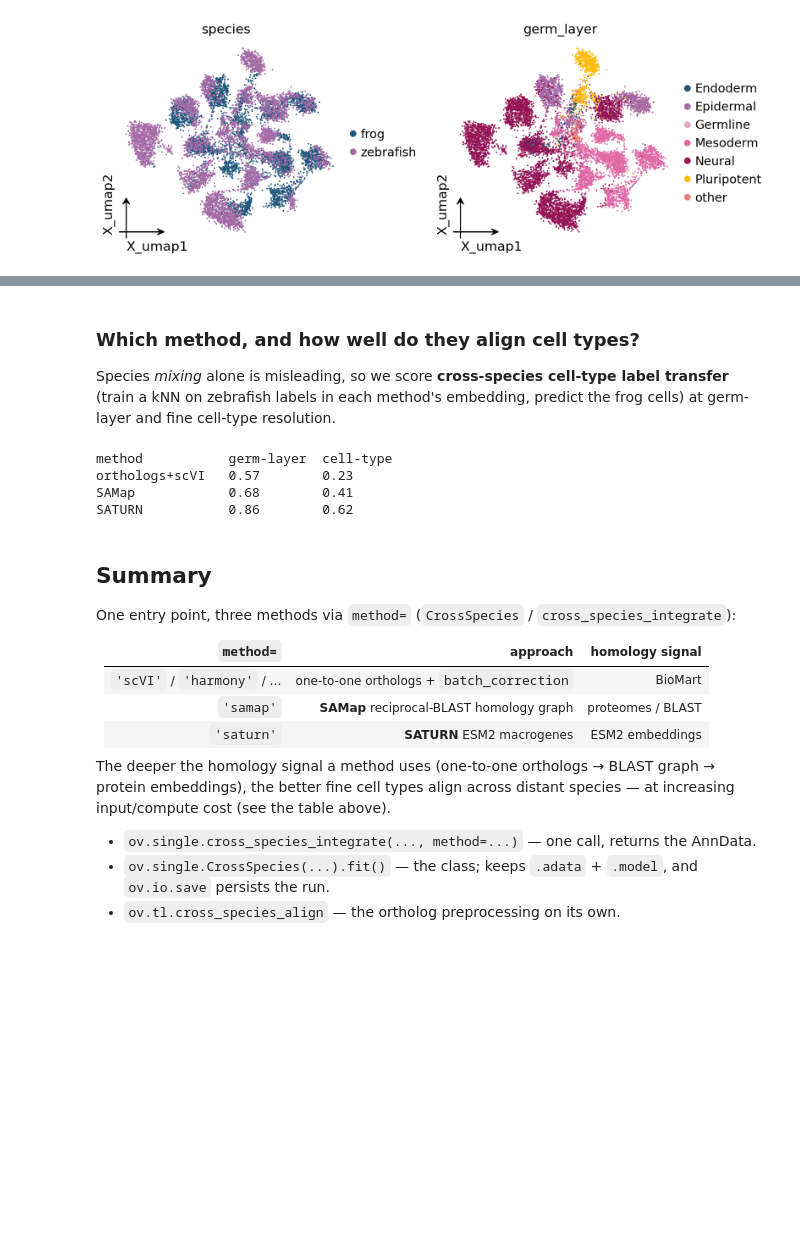
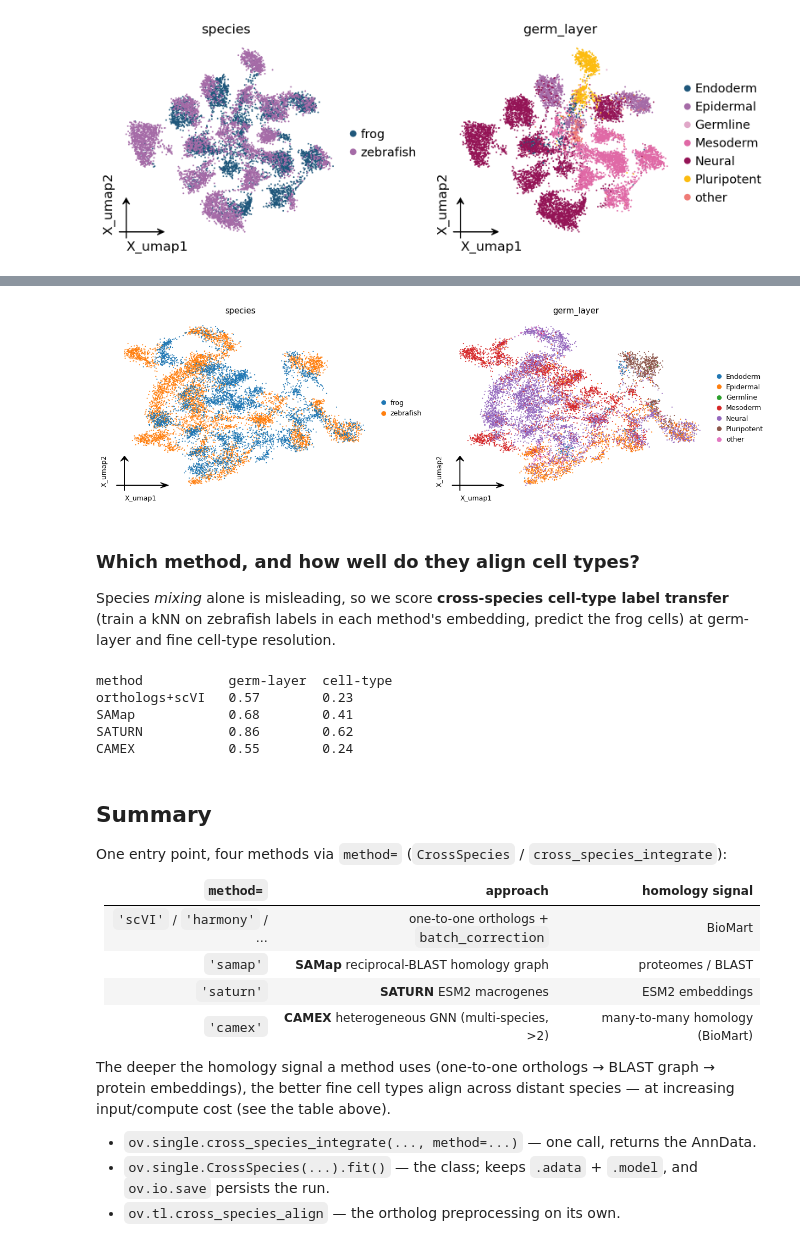
Before and after one commit to Starlitnightly/omicverse-tutorials, a Jupyter notebook: docs/Tutorials-single/t_cross_species.ipynb, the cells around one changed output, grey strips where cells are left out. Cells and saved outputs as stored; diff of their text form; code cells hidden in the pictures; blank space fills up the shorter version.

```diff
--- a/docs/Tutorials-single/t_cross_species.ipynb
+++ b/docs/Tutorials-single/t_cross_species.ipynb
@@ -331,3 +339,13 @@ INFO:omicverse.pp._neighbors:computing neighbors
+# %%
+adata_camex = ov.single.cross_species_integrate(
+    [zebrafish, frog], ['zebrafish', 'frog'], method='camex',
+    epoch_integration=100, device='cuda')     # >2 species: just pass more adatas
+ov.pp.neighbors(adata_camex, use_rep='X_CAMEX_Integration', n_neighbors=15)
+ov.pp.umap(adata_camex)
+ov.pl.embedding(adata_camex, basis='X_umap', color=['species', 'germ_layer'],
+                frameon='small', wspace=0.5)
+# %% [output]
+[figure, added]
 # %% [markdown]
 ### Which method, and how well do they align cell types?
 
@@ -349,7 +367,8 @@ def xtransfer(a, rep, label):
 print(f"{'method':16s} germ-layer  cell-type")
 for name, a, rep in [('orthologs+scVI', adata, 'X_scVI'),
                      ('SAMap', adata_samap, 'X_umap'),
-                     ('SATURN', adata_saturn, 'X_saturn')]:
+                     ('SATURN', adata_saturn, 'X_saturn'),
+                     ('CAMEX', adata_camex, 'X_CAMEX_Integration')]:
     g = xtransfer(a, rep, 'germ_layer'); ct = xtransfer(a, rep, 'cell_type')
     print(f"{name:16s} {g:.2f}        {ct:.2f}")
 # %% [output]
@@ -357,16 +376,18 @@ method           germ-layer  cell-type
 orthologs+scVI   0.57        0.23
 SAMap            0.68        0.41
 SATURN           0.86        0.62
+CAMEX            0.55        0.24
 # %% [markdown]
 ## Summary
 
-One entry point, three methods via `method=` (`CrossSpecies` / `cross_species_integrate`):
+One entry point, four methods via `method=` (`CrossSpecies` / `cross_species_integrate`):
 
 | `method=` | approach | homology signal |
 |---|---|---|
 | `'scVI'` / `'harmony'` / … | one-to-one orthologs + `batch_correction` | BioMart |
 | `'samap'` | **SAMap** reciprocal-BLAST homology graph | proteomes / BLAST |
 | `'saturn'` | **SATURN** ESM2 macrogenes | ESM2 embeddings |
+| `'camex'` | **CAMEX** heterogeneous GNN (multi-species, >2) | many-to-many homology (BioMart) |
 
 The deeper the homology signal a method uses (one-to-one orthologs → BLAST graph
 → protein embeddings), the better fine cell types align across distant species —
```
Also changed, not shown: parts of 1 cell of this notebook.
